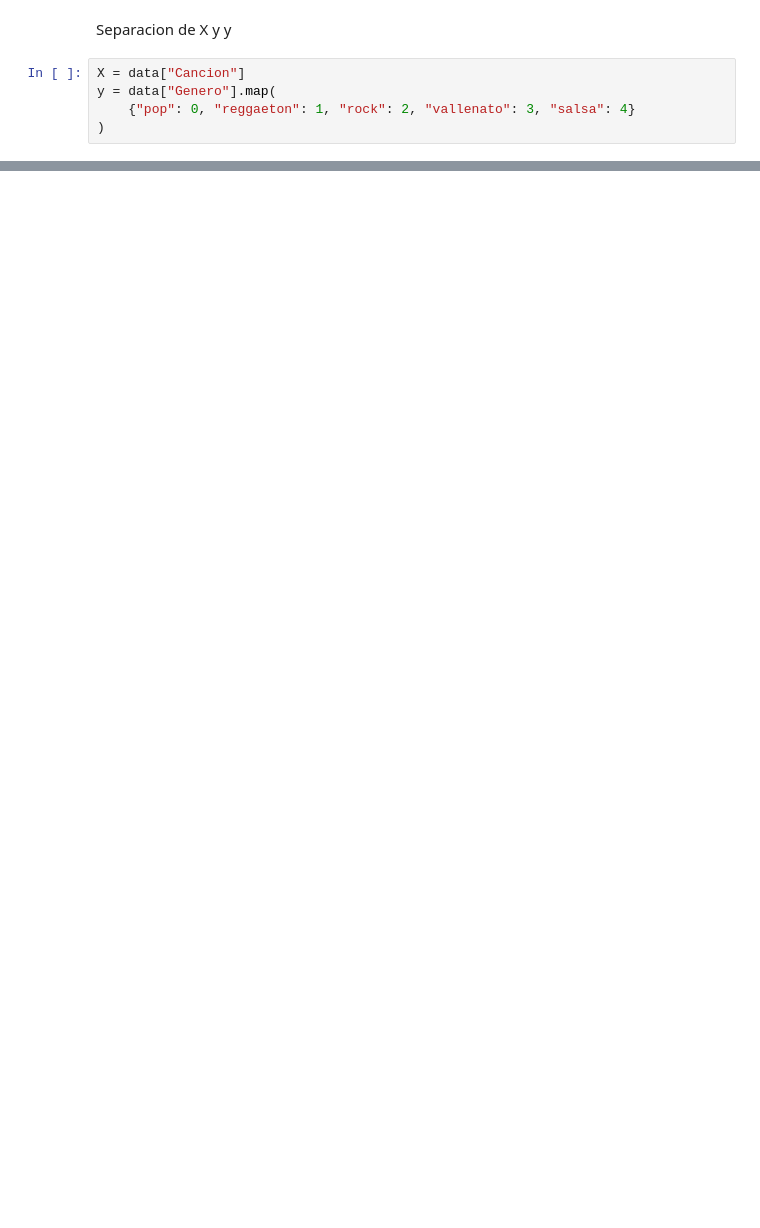
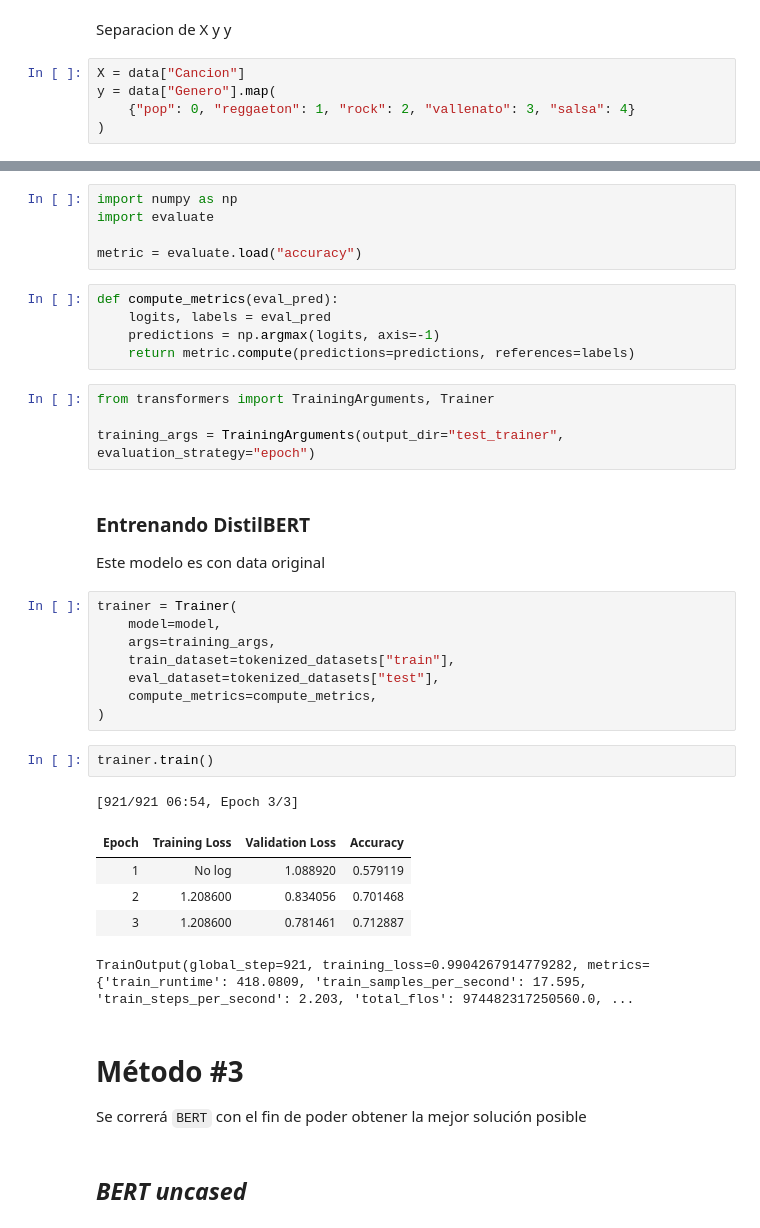
Before and after one commit to candemas97/hgmp-nlp-project, a Jupyter notebook: entregas/entrega2/clasificacion_lexica/bert/main_bert.ipynb, the cells around one changed output, grey strips where cells are left out. Cells and saved outputs as stored; diff of their text form; blank space fills up the shorter version.

Commit message:
BERT 🅱️

```diff
--- a/entregas/entrega2/clasificacion_lexica/bert/main_bert.ipynb
+++ b/entregas/entrega2/clasificacion_lexica/bert/main_bert.ipynb
@@ -46,0 +418,41 @@ X_train, X_test, y_train, y_test = train_test_split(
+# %%
+import numpy as np
+import evaluate
+
+metric = evaluate.load("accuracy")
+# %%
+def compute_metrics(eval_pred):
+    logits, labels = eval_pred
+    predictions = np.argmax(logits, axis=-1)
+    return metric.compute(predictions=predictions, references=labels)
+# %%
+from transformers import TrainingArguments, Trainer
+
+training_args = TrainingArguments(output_dir="test_trainer", evaluation_strategy="epoch")
+# %% [markdown]
+### **Entrenando DistilBERT**
+
+Este modelo es con data original
+# %%
+trainer = Trainer(
+    model=model,
+    args=training_args,
+    train_dataset=tokenized_datasets["train"],
+    eval_dataset=tokenized_datasets["test"],
+    compute_metrics=compute_metrics,
+)
+# %%
+trainer.train()
+# %% [output]
+[921/921 06:54, Epoch 3/3]
+| Epoch | Training Loss | Validation Loss | Accuracy |
+| 1 | No log | 1.088920 | 0.579119 |
+| 2 | 1.208600 | 0.834056 | 0.701468 |
+| 3 | 1.208600 | 0.781461 | 0.712887 |
+TrainOutput(global_step=921, training_loss=0.9904267914779282, metrics={'train_runtime': 418.0809, 'train_samples_per_second': 17.595, 'train_steps_per_second': 2.203, 'total_flos': 974482317250560.0, ...
+# %% [markdown]
+# **Método \#3**
+
+Se correrá ``BERT`` con el fin de poder obtener la mejor solución posible
+# %% [markdown]
+## *BERT uncased*
```
Also changed, not shown: parts of 143 cells of this notebook.
